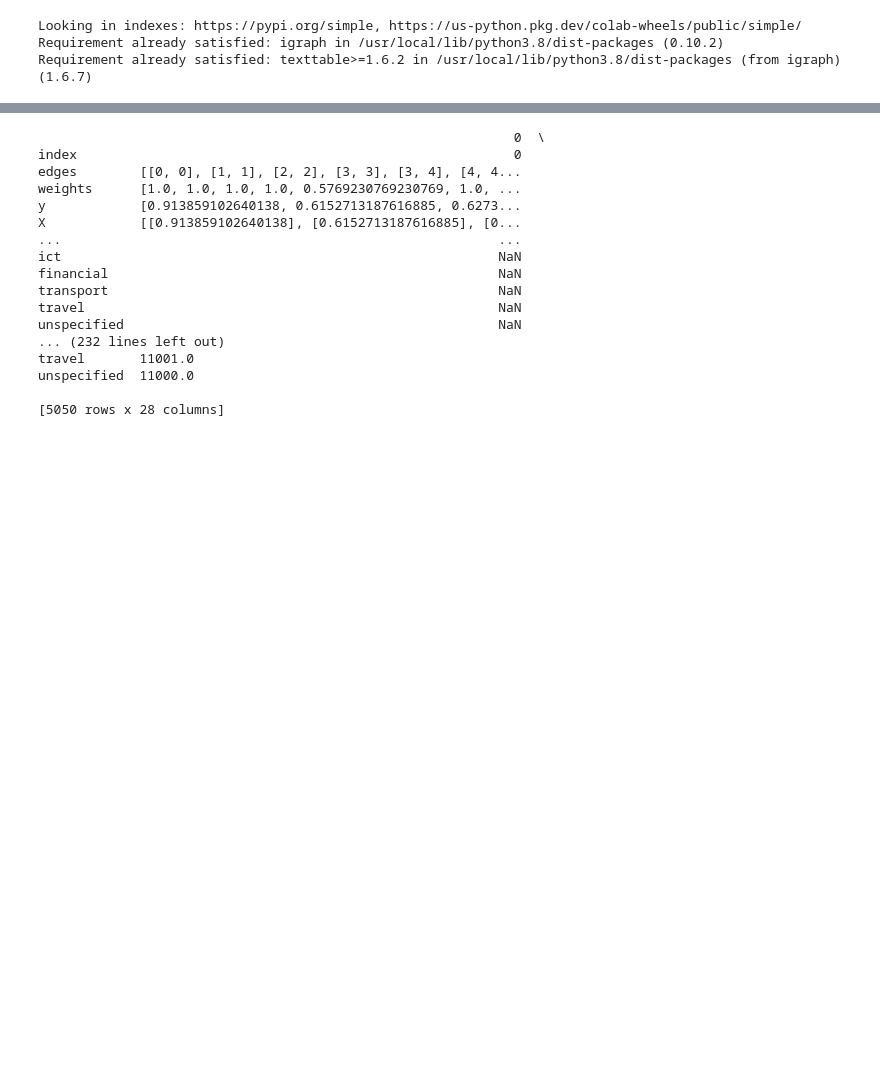
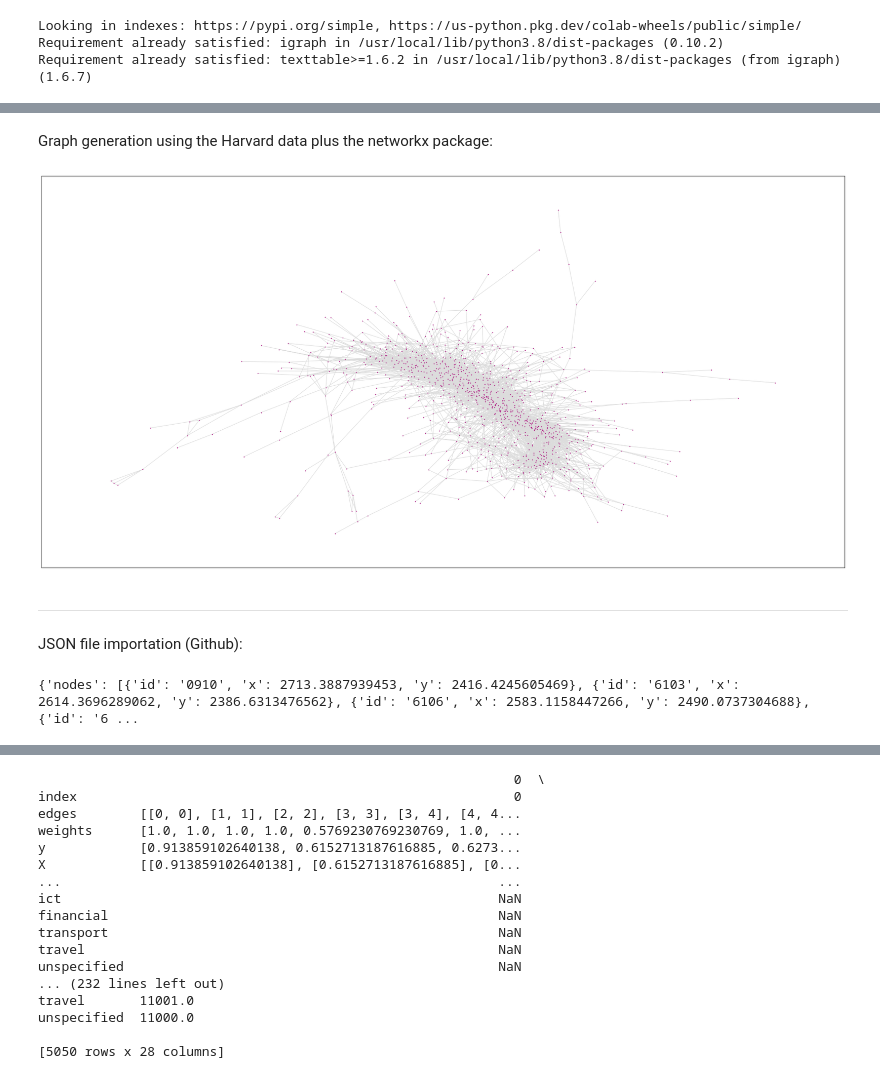
Before and after one commit to kevinCortial/graphlearning, a Jupyter notebook: processing_Harvard.ipynb, the cells around one changed output, grey strips where cells are left out. Cells and saved outputs as stored; diff of their text form; code cells hidden in the pictures; blank space fills up the shorter version.

Commit message:
fix: new way to import files without having to download them

```diff
--- a/processing_Harvard.ipynb
+++ b/processing_Harvard.ipynb
@@ -197,0 +53,8 @@ dict_items([('1201', 0.0014903129657228018), ('2304', 0.0014903129657228018), ('
+# %%
+import pandas as pd
+
+url = 'https://raw.githubusercontent.com/kevinCortial/graphlearning/main/data/Harvard/hs92_proximities.csv'
+
+original_df = pd.read_csv(url)
+
+print(original_df)
@@ -197,0 +76,59 @@ dict_items([('1201', 0.0014903129657228018), ('2304', 0.0014903129657228018), ('
+# %% [markdown]
+Graph generation using the Harvard data plus the networkx package:
+# %%
+import pandas as pd
+import networkx as nx
+import matplotlib.pyplot as plt
+
+
+def get_graph_from_dataframe(dataframe):
+  # We only need the three needed columns
+  dataframe = dataframe[["commoditycode_1", "commoditycode_2", "proximity"]]
+  dataframe.columns = ['source', 'dest', 'coef']
+  # We delete every line that has a weight of zero
+  data_no_zero = dataframe[dataframe['coef'] >= 0.5]
+  dataframe = pd.crosstab(data_no_zero.source, data_no_zero.dest, dropna=False)
+  # At this point we can transform the dataframe into an adjacency matrix
+  idx = dataframe.columns.union(dataframe.index)
+  dataframe = dataframe.reindex(index = idx, columns=idx, fill_value=0)
+  G = nx.from_pandas_adjacency(dataframe, create_using = nx.DiGraph())
+  plt.figure(figsize=(30, 15))
+  #nx.draw_networkx(G, node_size=1, with_labels=False, arrowsize=1, node_color='#ac1480', edge_color='gainsboro')
+  return dataframe
+
+
+def get_clean_graph_from_dataframe(dataframe):
+  G = nx.from_pandas_adjacency(dataframe)
+  centrality = nx.closeness_centrality(G)
+  centrality_sort = {k: v for k, v in sorted(centrality.items(), key=lambda item: item[1])}
+  list_attached_nodes = [key for key, value in centrality_sort.items() if value < 0.1]
+  G.remove_nodes_from(list_attached_nodes)
+  nx.draw_networkx(G, node_size=1, with_labels=False, arrowsize=0.1, node_color='#ac1480', edge_color='gainsboro')
+  fig = plt.gcf()
+  fig.set_size_inches(30, 15)
+  plt.show()
+  return G
+
+
+final_df = get_graph_from_dataframe(original_df)
+G = get_clean_graph_from_dataframe(final_df)
+# %% [output]
+[figure, added]
+# %% [markdown]
+---
+# %% [markdown]
+JSON file importation (Github):
+# %%
+import json
+from urllib.request import urlopen
+
+url = 'https://raw.githubusercontent.com/kevinCortial/graphlearning/main/data/Harvard/network_hs92_4digit.json'
+
+response = urlopen(url)
+# storing the JSON response
+# from url in data
+data_json = json.loads(response.read())
+# print the json response
+print(data_json)
+# %% [output]
+{'nodes': [{'id': '0910', 'x': 2713.3887939453, 'y': 2416.4245605469}, {'id': '6103', 'x': 2614.3696289062, 'y': 2386.6313476562}, {'id': '6106', 'x': 2583.1158447266, 'y': 2490.0737304688}, {'id': '6 ...
```
Also changed, not shown: parts of 17 cells of this notebook.
